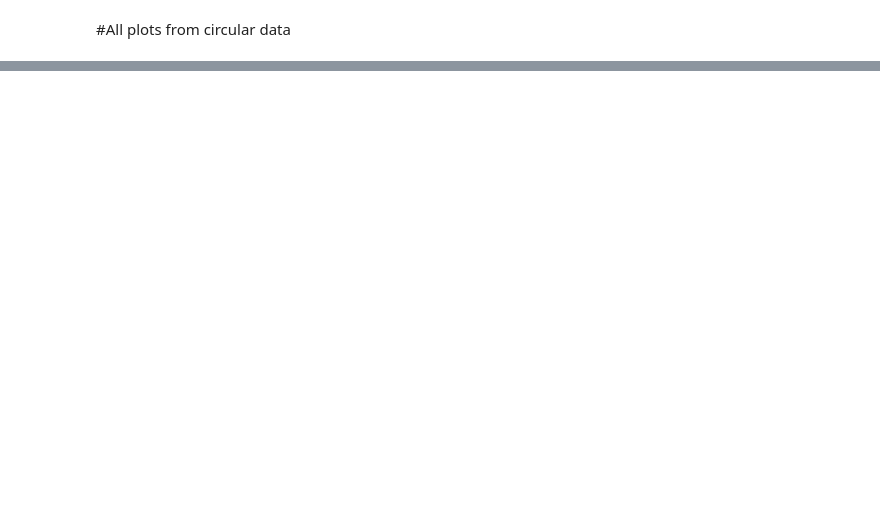
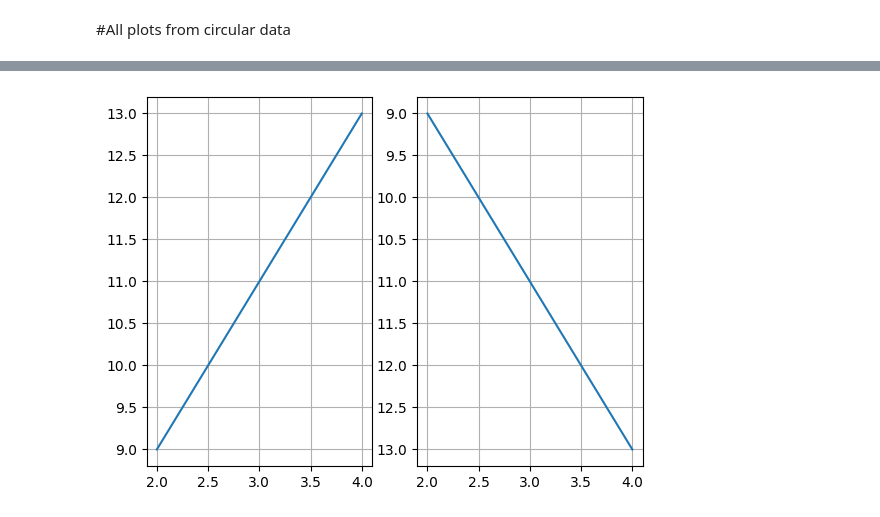
Before and after one commit to DaveStutler/G9, a Jupyter notebook: TEAM_FRIENDSHIP_PARTICLES_WOOOOO.ipynb, the cells around one changed output, grey strips where cells are left out. Saved outputs shown, nothing was run; the diff lists cells and outputs as text; code cells hidden in the pictures; blank space fills up the shorter version.

```diff
--- a/TEAM_FRIENDSHIP_PARTICLES_WOOOOO.ipynb
+++ b/TEAM_FRIENDSHIP_PARTICLES_WOOOOO.ipynb
@@ -156,3 +158,22 @@ circular_df['circular'] = 1
+# %%
+#testing to make sure plt.gca().invert_yaxis() wont mess up the data:
+plt.subplot(1, 2, 1)
+x = np.array([2, 3, 4])
+y = x * 2 + 5
+plt.plot(x, y)
+plt.grid(True)
+
+plt.subplot(1, 2, 2)
+x = np.array([2, 3, 4])
+y = x * 2 + 5
+plt.plot(x, y)
+plt.gca().invert_yaxis()
+plt.grid(True)
+plt.show()
+
+# ok awesome looks good!
+# %% [output]
+[figure, added]
 # %%
 combined_df = pd.concat([linear_df, circular_df], ignore_index=True)
 
```
Also changed, not shown: parts of 4 cells of this notebook.
